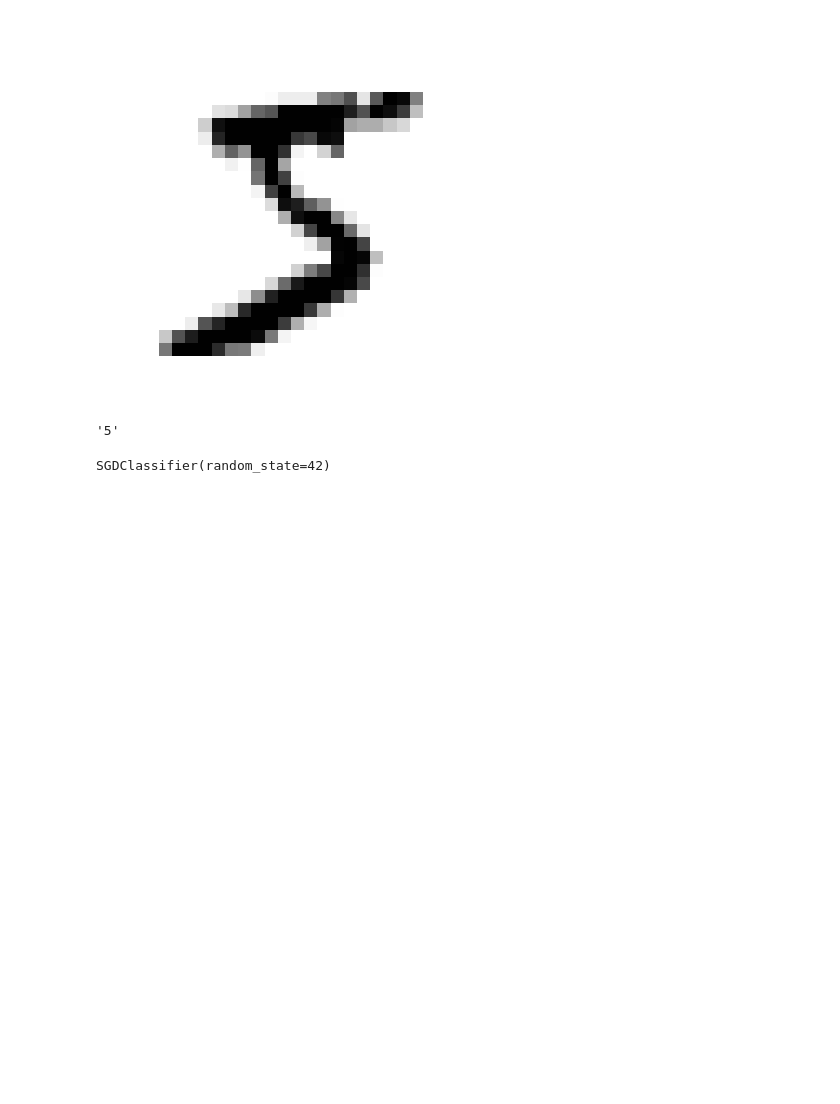
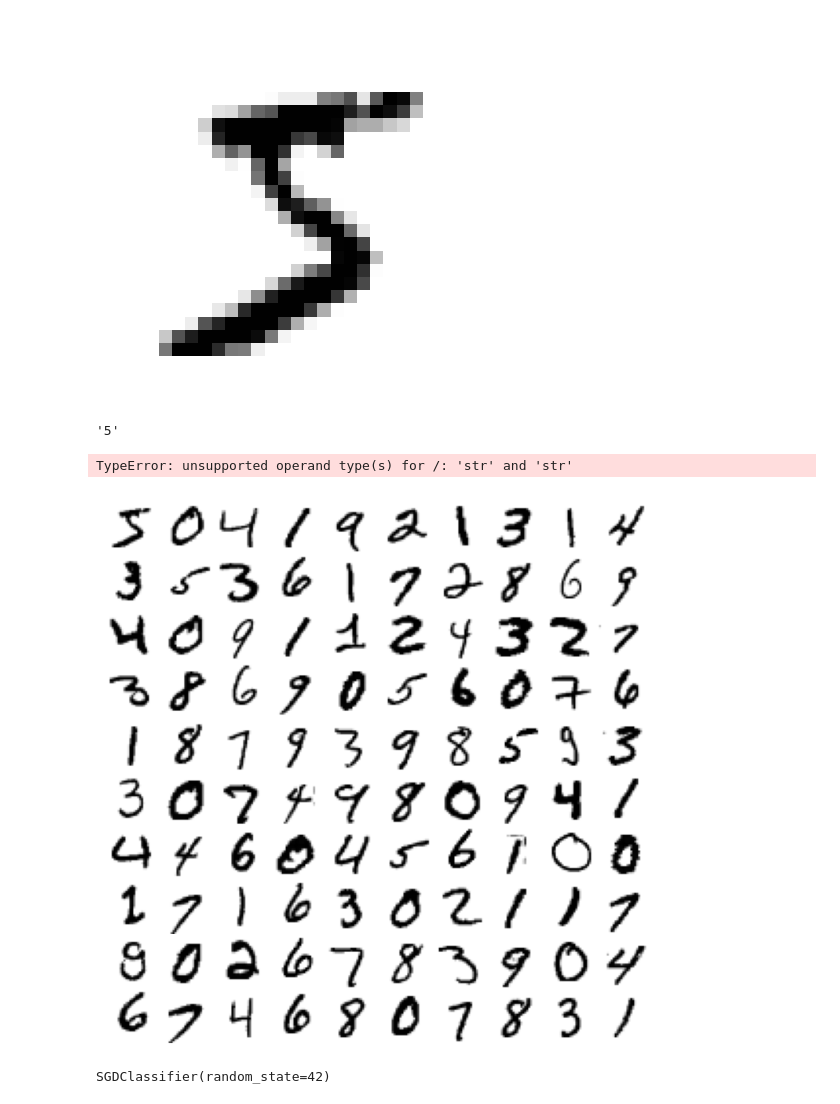
Before and after one commit to LaCoddde/ML, a Jupyter notebook: Classification/classification.ipynb, the cells around one changed output. Saved outputs shown, nothing was run; the diff lists cells and outputs as text; code cells hidden in the pictures; blank space fills up the shorter version.

```diff
--- a/Classification/classification.ipynb
+++ b/Classification/classification.ipynb
@@ -5,6 +5,15 @@ Using MINIST
 from sklearn.datasets import fetch_openml
 mnist = fetch_openml('mnist_784', as_frame=False)
 # Set frame to False to get numpy array
+# %%
+import matplotlib.pyplot as plt
+IMAGES_PATH = "/Users/king/Documents/ML/Classification"
+
+def save_fig(fig_id, tight_layout=True, fig_extension="png", resolution=300):
+    path = IMAGES_PATH / f"{fig_id}.{fig_extension}"
+    if tight_layout:
+        plt.tight_layout()
+    plt.savefig(path, format=fig_extension, dpi=resolution)
 # %%
 X, y = mnist.data, mnist.target
 X
@@ -45,6 +54,18 @@ plt.show()
 y[0]
 # %% [output]
 '5'
+# %%
+# extra code – this cell generates and saves Figure 3–2
+plt.figure(figsize=(9, 9))
+for idx, image_data in enumerate(X[:100]):
+    plt.subplot(10, 10, idx + 1)
+    plot_digit(image_data)
+plt.subplots_adjust(wspace=0, hspace=0)
+save_fig("more_digits_plot", tight_layout=False)
+plt.show()
+# %% [output]
+TypeError: unsupported operand type(s) for /: 'str' and 'str'
+[figure, added]
 # %%
 # Splitting the dataset
 X_train, X_test, y_train, y_test = X[:60000], X[60000:], y[:60000], y[60000:]
```
Also changed, not shown: parts of 12 cells of this notebook.
